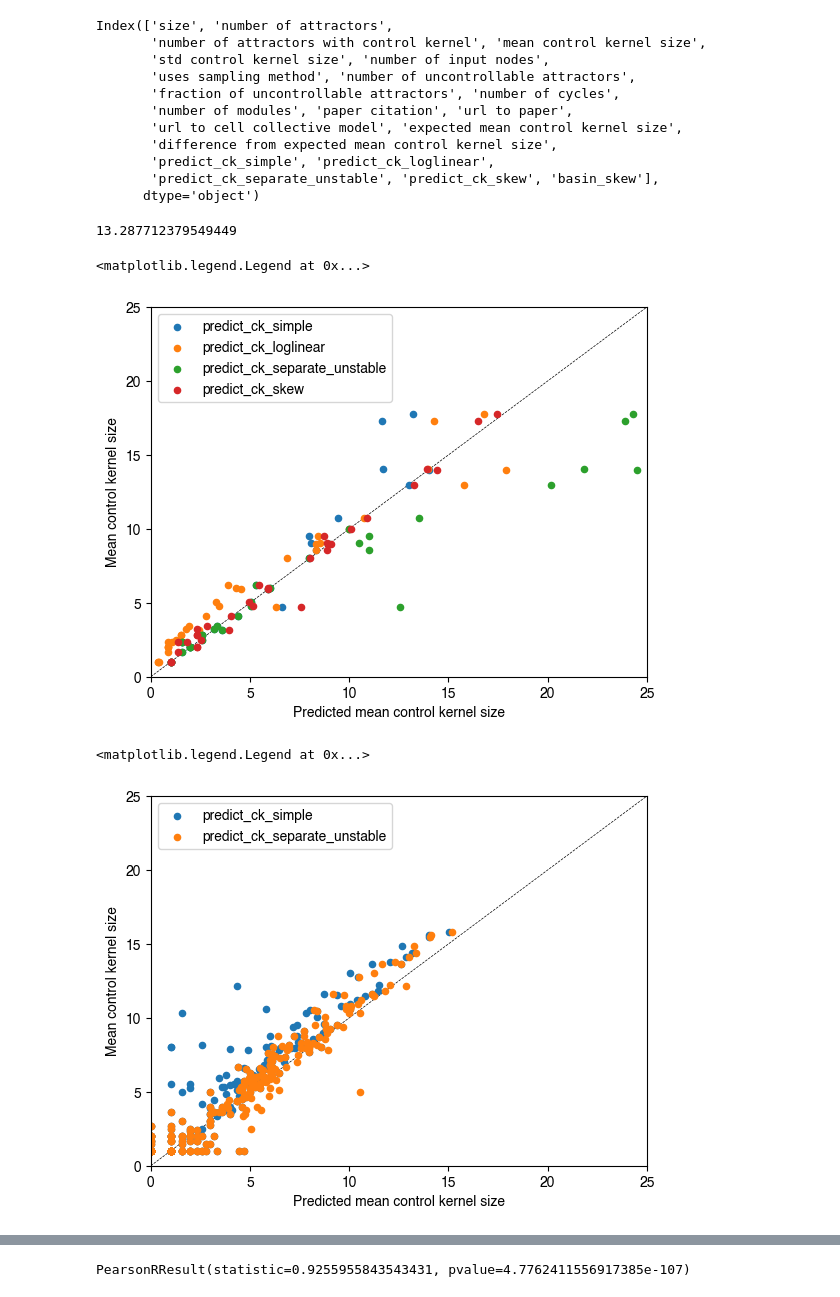
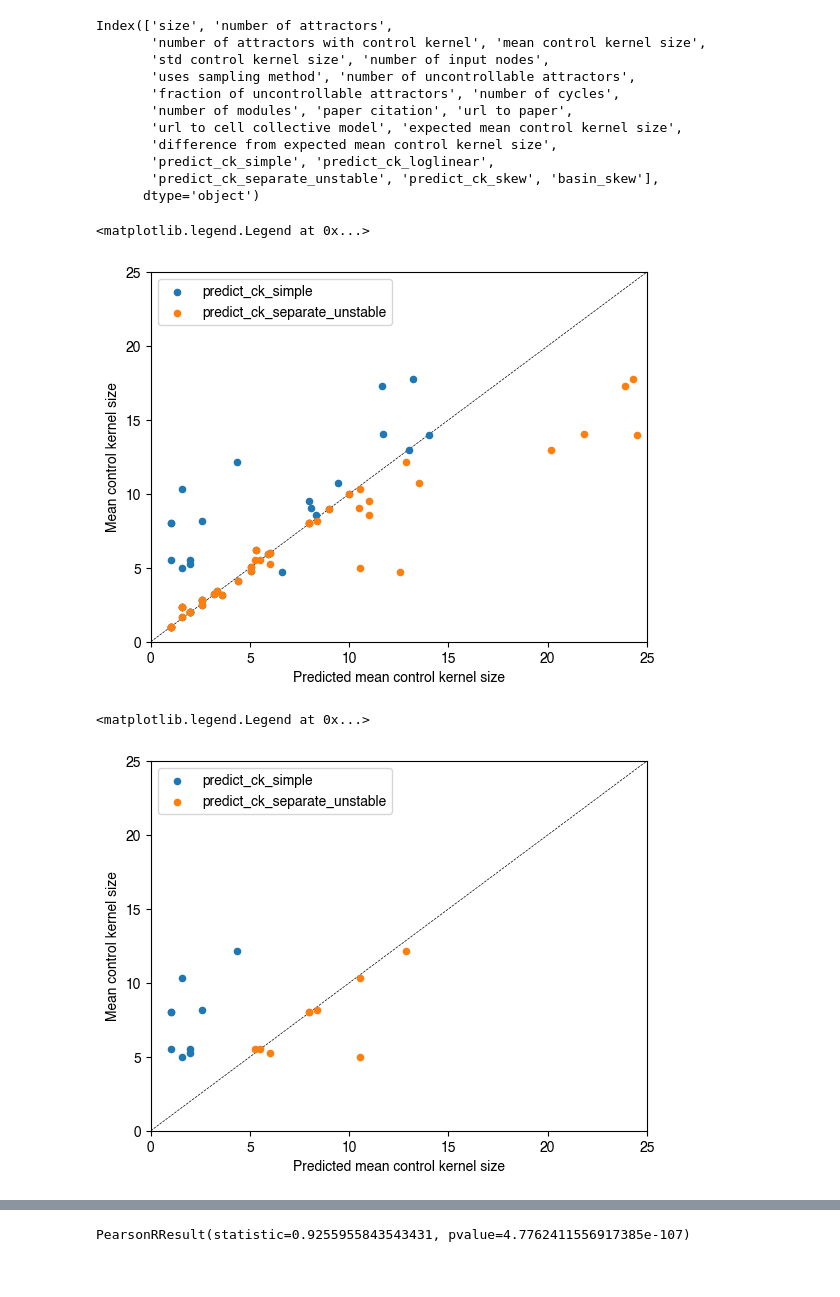
Before and after one commit to bcdaniels/Control-of-Synthetic-Boolean-Networks, a Jupyter notebook: CK_vs_entropy/basin-sizes-to-control-kernel-sizes.ipynb, the cells around one changed output, grey strips where cells are left out. Saved outputs shown, nothing was run; the diff lists cells and outputs as text; code cells hidden in the pictures.

```diff
--- a/CK_vs_entropy/basin-sizes-to-control-kernel-sizes.ipynb
+++ b/CK_vs_entropy/basin-sizes-to-control-kernel-sizes.ipynb
@@ -230,13 +263,17 @@ def basin_skew(basin_sizes,n,laplace=True):
     num_attractors = len(basin_sizes)
     freqs = samples_to_freqs(basin_sizes,laplace=laplace)
     return scipy.stats.skew(freqs)
+
+def proportion_of_isolated_fixed_points(basin_sizes,n):
+    return np.mean([ size == 1 for size in basin_sizes ])
 # %%
 # calculate the predicted mean control kernel sizes and store them in ck_df
 functions_to_test = [predict_ck_simple,
                      predict_ck_loglinear,
                      predict_ck_separate_unstable,
                      predict_ck_skew,
-                     basin_skew]
+                     basin_skew,
+                     proportion_of_isolated_fixed_points]
 for ck_func in functions_to_test:
     ck_df[ck_func.__name__] = np.nan*np.zeros(len(ck_df))
     for name in basinDataDict.keys():
@@ -246,11 +283,17 @@ for ck_func in functions_to_test:
         ck_df.loc[nice_name(name),ck_func.__name__] = predicted_CK
 
     # do separately for random networks
-    for name in dataDictRandomBasins.keys():
-        basin_samples = dataDictRandomBasins[name]['basin_sizes']
-        n = dataDictRandomBasins[name]['size']
-        predicted_CK = ck_func(basin_samples,n)
+    # using new data from 2024/1/12
+    for name in basinSizesExactRandom.keys():
+        basin_sizes = basinSizesExactRandom[name]
+        n = dataDictExactRandom[name]['size']
+        predicted_CK = ck_func(basin_sizes,n)
         dfExactRandomAll.loc[name,ck_func.__name__] = predicted_CK
+    for name in basinSizesExactRBN.keys():
+        basin_sizes = basinSizesExactRBN[name]
+        n = dataDictExactRBN[name]['size']
+        predicted_CK = ck_func(basin_sizes,n)
+        dfExactRandomAll.loc[name,ck_func.__name__] = predicted_CK
 # %%
 ck_df.columns
 # %% [output]
@@ -265,17 +308,13 @@ Index(['size', 'number of attractors',
        'predict_ck_simple', 'predict_ck_loglinear',
        'predict_ck_separate_unstable', 'predict_ck_skew', 'basin_skew'],
       dtype='object')
-# %%
-np.log2(10000)
-# %% [output]
-13.287712379549449
 # %%
 # filter out cases without exact basins
 ck_df_filtered = ck_df[ck_df['size']<14]
 # %%
 # plot predicted versus actual mean control kernel size
 
-for ck_func in functions_to_test[:-1]:
+for ck_func in [predict_ck_simple,predict_ck_separate_unstable]: #functions_to_test[:-1]:
     plt.scatter(ck_df[ck_func.__name__],
                 ck_df['mean control kernel size'],
                 label=ck_func.__name__,
@@ -287,24 +326,33 @@ minsize,maxsize = 0,25
 plt.plot([minsize,maxsize],[minsize,maxsize],'k--',lw=0.5,zorder=-10)
 plt.axis(xmin=minsize,xmax=maxsize,ymin=minsize,ymax=maxsize)
 plt.legend()
+
+# 2024/1/9 single point for selected network
+#plt.plot([15.66,],[17.32,],'^')
 # %% [output]
 <matplotlib.legend.Legend at 0x...>
-[figure, old version]
+[figure, new version]
+# %%
+# make separate dataframe for just the 9 "weirdo" networks
+ck_df_weirdo = ck_df.iloc[-9:]
 # %%
-# plot predicted versus actual mean control kernel size: random networks
+# plot predicted versus actual mean control kernel size for just "weirdo" networks
 
-for ck_func in [predict_ck_simple,predict_ck_separate_unstable]:#functions_to_test[:-1]: #[predict_ck_simple,predict_ck_skew]
-    plt.scatter(dfExactRandomAllFiltered[ck_func.__name__],
-                dfExactRandomAllFiltered['mean control kernel size'],
+for ck_func in [predict_ck_simple,predict_ck_separate_unstable]: #functions_to_test[:-1]:
+    plt.scatter(ck_df_weirdo[ck_func.__name__],
+                ck_df_weirdo['mean control kernel size'],
                 label=ck_func.__name__,
                 s=20)
 
 plt.xlabel('Predicted mean control kernel size')
 plt.ylabel('Mean control kernel size')
 minsize,maxsize = 0,25
 plt.plot([minsize,maxsize],[minsize,maxsize],'k--',lw=0.5,zorder=-10)
 plt.axis(xmin=minsize,xmax=maxsize,ymin=minsize,ymax=maxsize)
 plt.legend()
+
+# 2024/1/9 single point for selected network
+#plt.plot([15.66,],[17.32,],'^')
 # %% [output]
 <matplotlib.legend.Legend at 0x...>
-[figure, old version]
+[figure, new version]
```
Also changed, not shown: parts of 53 cells of this notebook, 3 other files.
